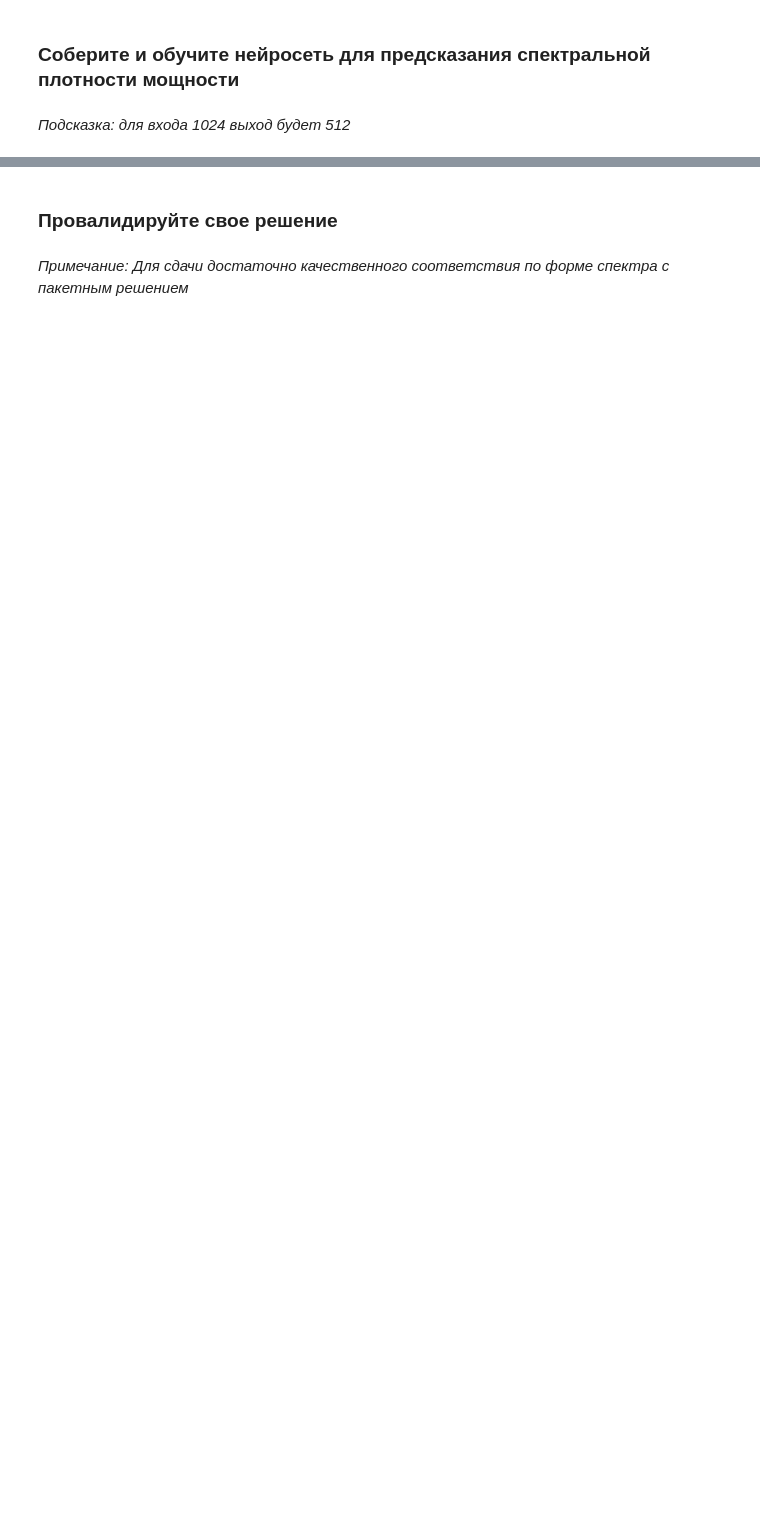
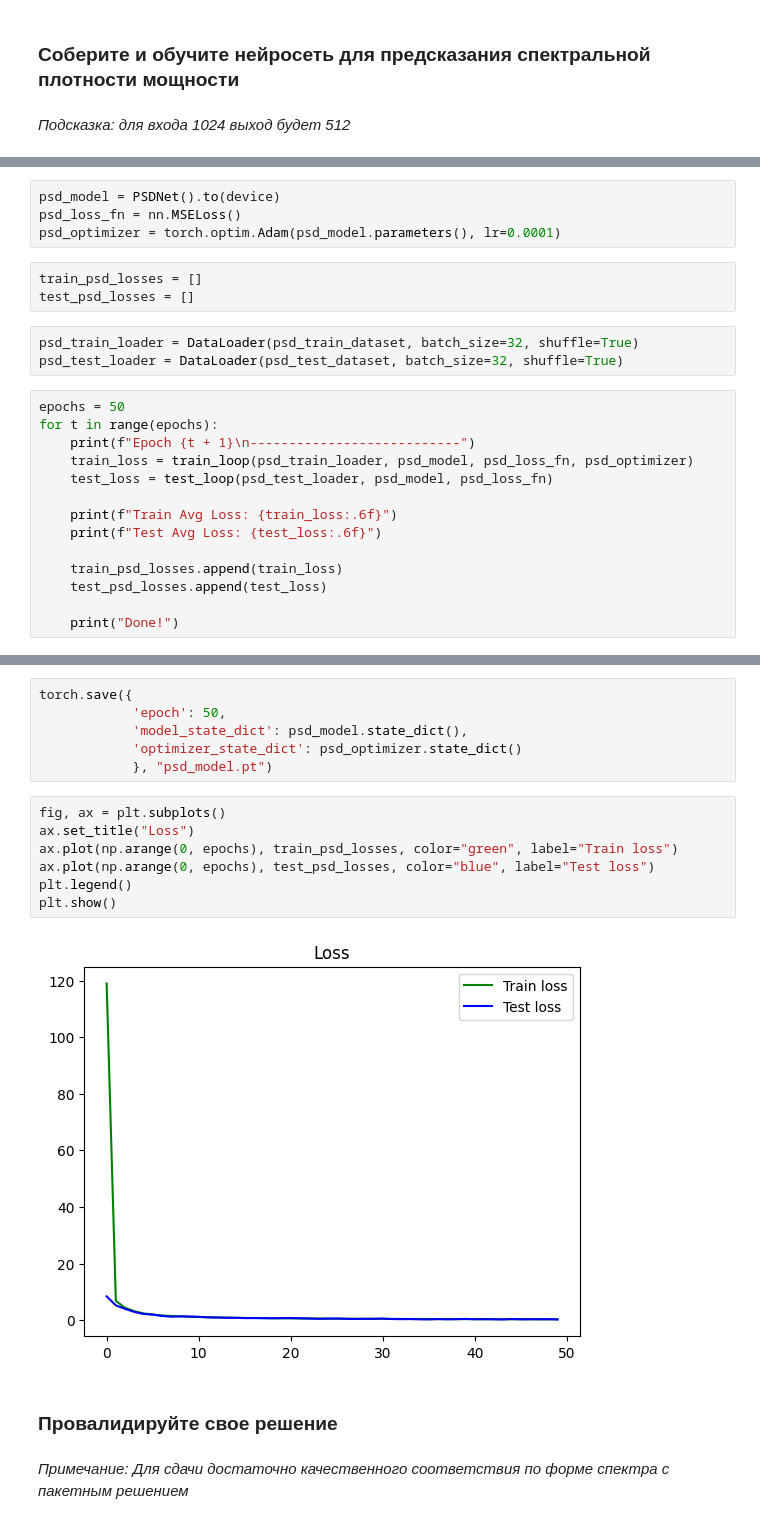
Before and after one commit to sibenshtern/ml_mipt, a Jupyter notebook: homeworks/hw4/hw4.ipynb, the cells around one changed output, grey strips where cells are left out. Saved outputs shown, nothing was run; the diff lists cells and outputs as text; blank space fills up the shorter version.

```diff
--- a/homeworks/hw4/hw4.ipynb
+++ b/homeworks/hw4/hw4.ipynb
@@ -150,0 +255,24 @@ KeyboardInterrupt:
+# %%
+psd_model = PSDNet().to(device)
+psd_loss_fn = nn.MSELoss()
+psd_optimizer = torch.optim.Adam(psd_model.parameters(), lr=0.0001)
+# %%
+train_psd_losses = []
+test_psd_losses = []
+# %%
+psd_train_loader = DataLoader(psd_train_dataset, batch_size=32, shuffle=True)
+psd_test_loader = DataLoader(psd_test_dataset, batch_size=32, shuffle=True)
+# %%
+epochs = 50
+for t in range(epochs):
+    print(f"Epoch {t + 1}\n---------------------------")
+    train_loss = train_loop(psd_train_loader, psd_model, psd_loss_fn, psd_optimizer)
+    test_loss = test_loop(psd_test_loader, psd_model, psd_loss_fn)
+
+    print(f"Train Avg Loss: {train_loss:.6f}")
+    print(f"Test Avg Loss: {test_loss:.6f}")
+
+    train_psd_losses.append(train_loss)
+    test_psd_losses.append(test_loss)
+
+    print("Done!")
@@ -151,3 +297,18 @@ KeyboardInterrupt:
+# %%
+torch.save({
+            'epoch': 50,
+            'model_state_dict': psd_model.state_dict(),
+            'optimizer_state_dict': psd_optimizer.state_dict()
+            }, "psd_model.pt")
+# %%
+fig, ax = plt.subplots()
+ax.set_title("Loss")
+ax.plot(np.arange(0, epochs), train_psd_losses, color="green", label="Train loss")
+ax.plot(np.arange(0, epochs), test_psd_losses, color="blue", label="Test loss")
+plt.legend()
+plt.show()
+# %% [output]
+[figure, added]
 # %% [markdown]
 ### Провалидируйте свое решение
 # %% [markdown]
```
Also changed, not shown: parts of 24 cells of this notebook.
